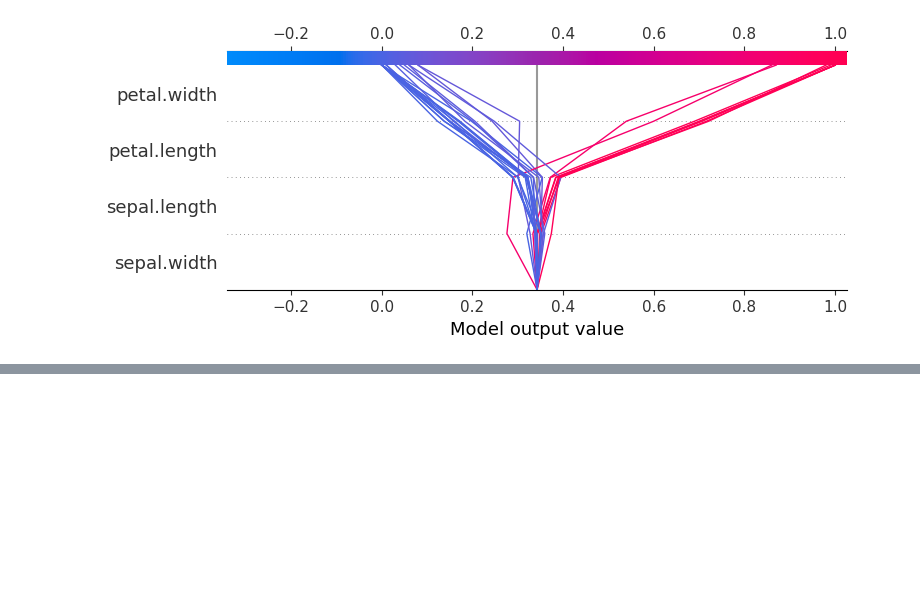
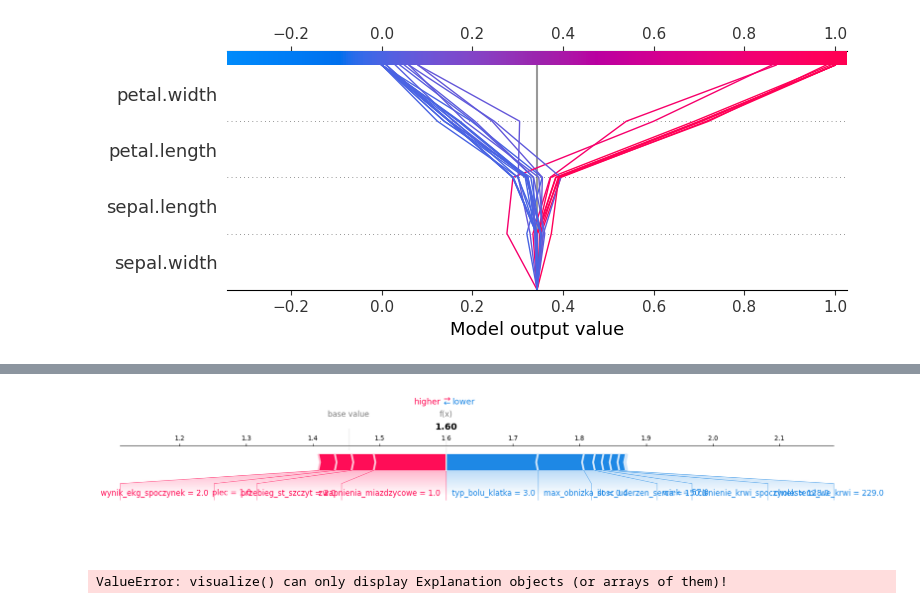
Before and after one commit to SebaPL21/EzplainableArtificialIntelligence, a Jupyter notebook: LimeKNN/przykładySHAP.ipynb, the cells around one changed output, grey strips where cells are left out. Cells and saved outputs as stored; diff of their text form; code cells hidden in the pictures; blank space fills up the shorter version.

```diff
--- a/LimeKNN/przykładySHAP.ipynb
+++ b/LimeKNN/przykładySHAP.ipynb
@@ -118,0 +263,25 @@ shap.decision_plot(explainer.expected_value[1], shap_values[:, :, 1], X_test.col
+# %%
+model = RandomForestClassifier(n_estimators=100, random_state=42)
+model.fit(X_train, y_train)
+
+shap.force_plot(
+        explainer.expected_value[class_index],
+        shap_values[class_index],
+        X_test.iloc[observation_index],
+        feature_names=X_test.columns[:-1],
+        show=True,
+        matplotlib=True
+)
+# %% [output]
+[figure, added]
+# %%
+shap.force_plot(
+    explainer.expected_value[0],
+    shap_values[0][1],
+    X_test.iloc[1,:-1],
+    feature_names=X_test.columns[:-1],
+    show=True,
+    matplotlib=True,
+)
+# %% [output]
+ValueError: visualize() can only display Explanation objects (or arrays of them)!
```
Also changed, not shown: parts of 4 cells of this notebook, 18 other files.
